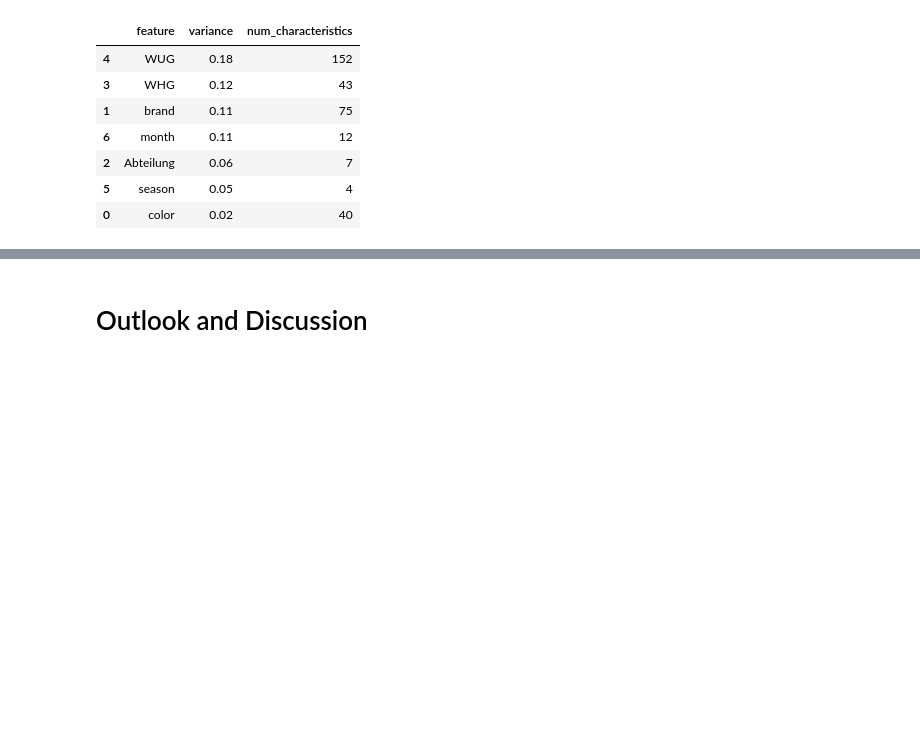
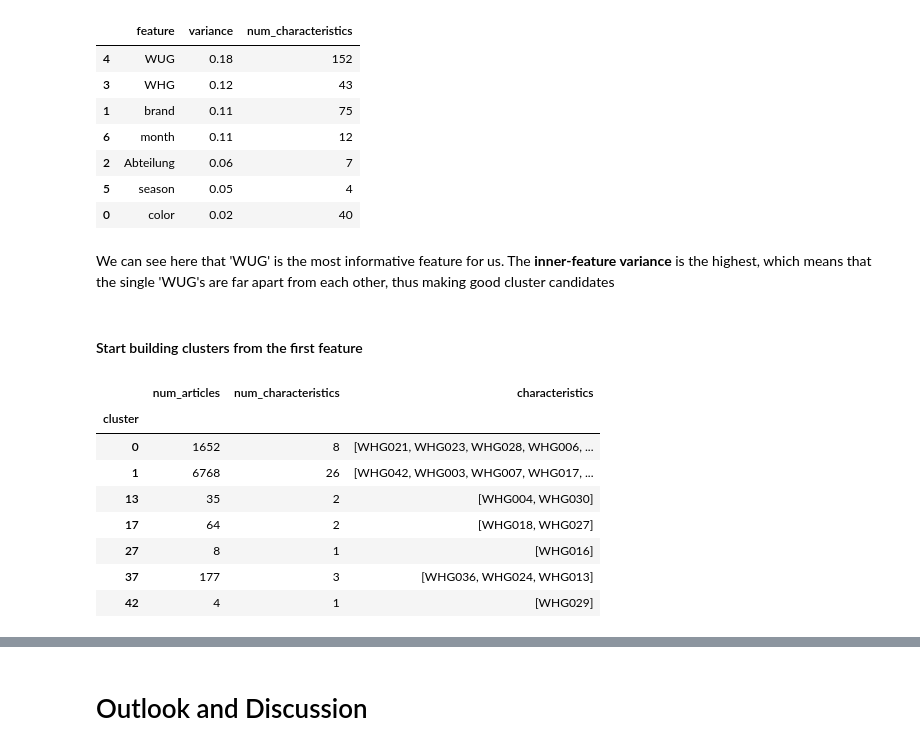
Before and after one commit to indyfree/tailor, a Jupyter notebook: notebooks/10-presentation-notebook.ipynb, the cells around one changed output, grey strips where cells are left out. Drawn from its saved outputs; the diff is of its cells as text; code cells hidden in the pictures; blank space fills up the shorter version.

```diff
--- a/notebooks/10-presentation-notebook.ipynb
+++ b/notebooks/10-presentation-notebook.ipynb
@@ -390,3 +394,21 @@ ranking.rank_features(df, distance_measure, features, target_value)
 | 2 | Abteilung | 0.06 | 7 |
 | 5 | season | 0.05 | 4 |
 | 0 | color | 0.02 | 40 |
+# %% [markdown]
+We can see here that 'WUG' is the most informative feature for us. The **inner-feature variance** is the highest, which means that the single 'WUG's are far apart from each other, thus making good cluster candidates
+# %% [markdown]
+#### Start building clusters from the first feature
+# %%
+feat =  feats.iloc[1].feature
+c = build_clusters(df, feat, distance_measure, target_value)
+cluster_characteristics(c, feat)
+# %% [output]
+|  | num_articles | num_characteristics | characteristics |
+| cluster |  |  |  |
+| 0 | 1652 | 8 | [WHG021, WHG023, WHG028, WHG006, ... |
+| 1 | 6768 | 26 | [WHG042, WHG003, WHG007, WHG017, ... |
+| 13 | 35 | 2 | [WHG004, WHG030] |
+| 17 | 64 | 2 | [WHG018, WHG027] |
+| 27 | 8 | 1 | [WHG016] |
+| 37 | 177 | 3 | [WHG036, WHG024, WHG013] |
+| 42 | 4 | 1 | [WHG029] |
```
Also changed, not shown: parts of 14 cells of this notebook, 1 other file.
